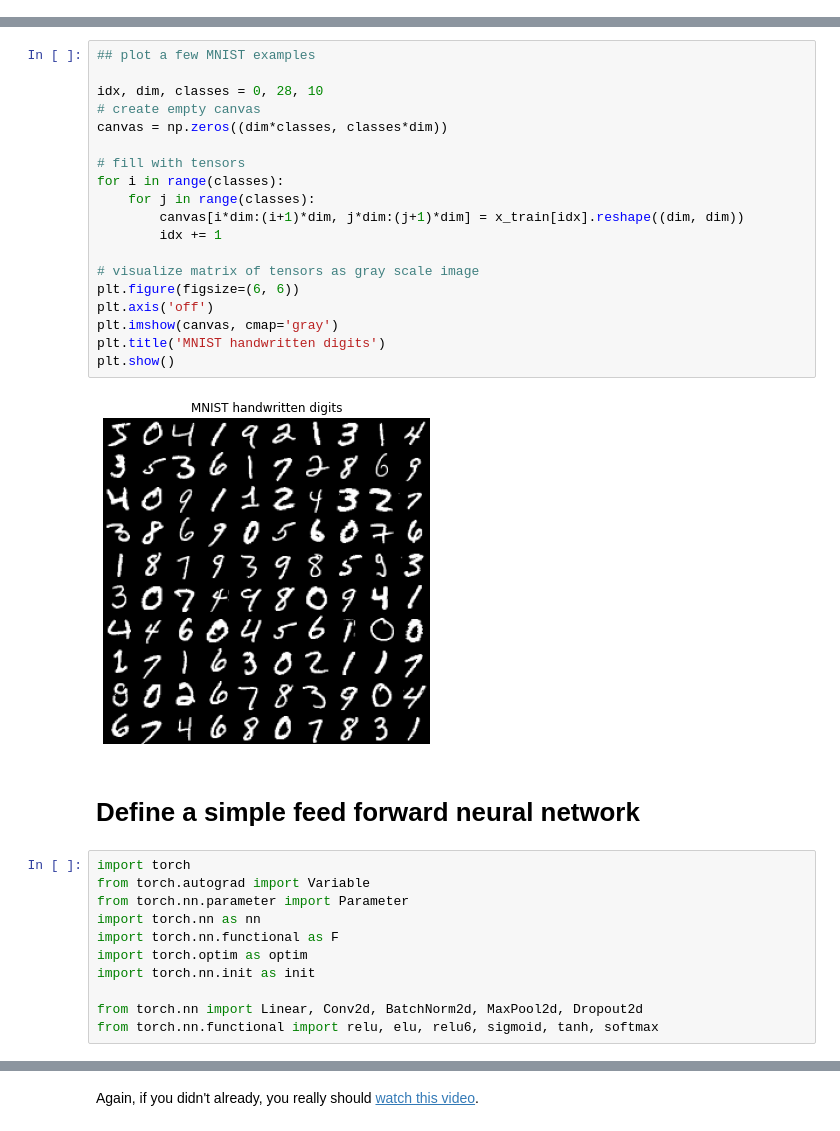
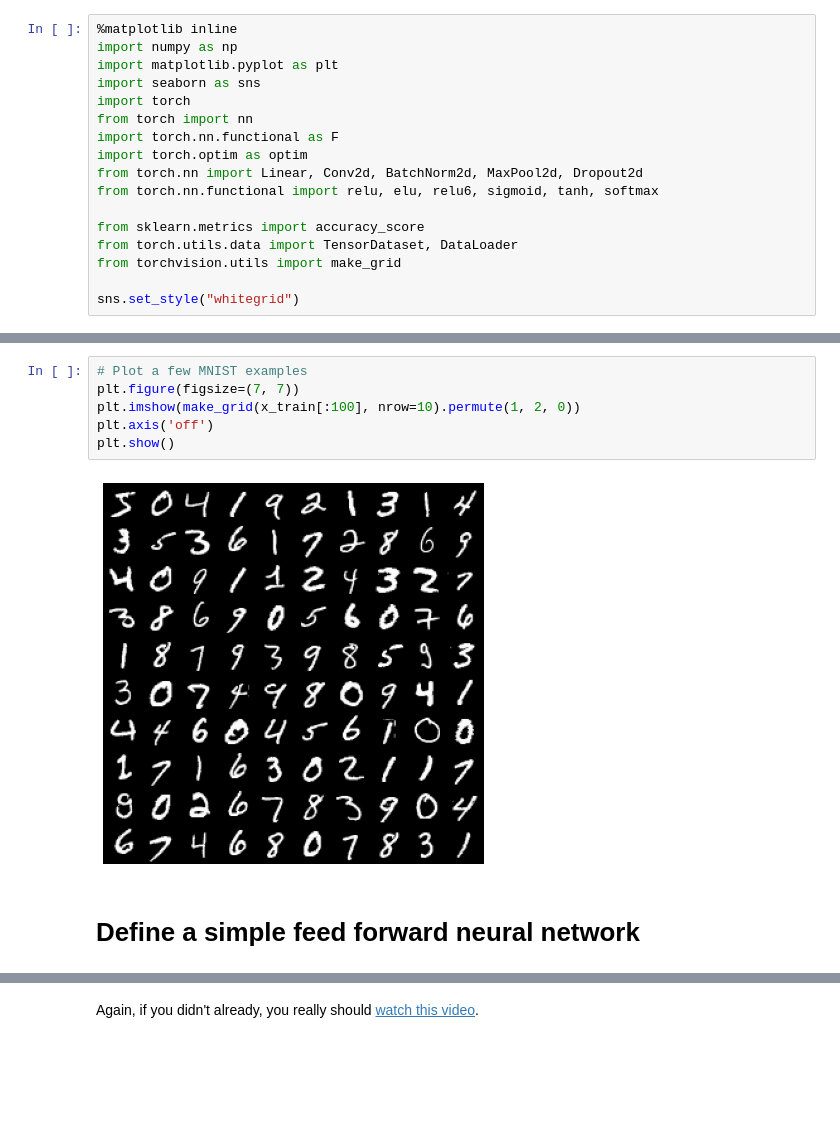
Before and after one commit to mikk5829/02456-deep-learning-with-PyTorch, a Jupyter notebook: 4_Convolutional/4.1-CNN-Introduction.ipynb, the cells around one changed output, grey strips where cells are left out. Cells and saved outputs as stored; diff of their text form; blank space fills up the shorter version.

```diff
--- a/4_Convolutional/4.1-CNN-Introduction.ipynb
+++ b/4_Convolutional/4.1-CNN-Introduction.ipynb
@@ -108 +60,18 @@ for i, t in enumerate(tensors):
+# %%
+%matplotlib inline
+import numpy as np
+import matplotlib.pyplot as plt
+import seaborn as sns
+import torch
+from torch import nn
+import torch.nn.functional as F
+import torch.optim as optim
+from torch.nn import Linear, Conv2d, BatchNorm2d, MaxPool2d, Dropout2d
+from torch.nn.functional import relu, elu, relu6, sigmoid, tanh, softmax
+
+from sklearn.metrics import accuracy_score
+from torch.utils.data import TensorDataset, DataLoader
+from torchvision.utils import make_grid
+
+sns.set_style("whitegrid")
 # %% [markdown]
@@ -174,34 +128,10 @@ targets_test (500,)
-# %%
-## plot a few MNIST examples
-
-idx, dim, classes = 0, 28, 10
-# create empty canvas
-canvas = np.zeros((dim*classes, classes*dim))
-
-# fill with tensors
-for i in range(classes):
-    for j in range(classes):
-        canvas[i*dim:(i+1)*dim, j*dim:(j+1)*dim] = x_train[idx].reshape((dim, dim))
-        idx += 1
-
-# visualize matrix of tensors as gray scale image
-plt.figure(figsize=(6, 6))
-plt.axis('off')
-plt.imshow(canvas, cmap='gray')
-plt.title('MNIST handwritten digits')
-plt.show()
-# %% [output]
-[figure, removed]
+# %%
+# Plot a few MNIST examples
+plt.figure(figsize=(7, 7))
+plt.imshow(make_grid(x_train[:100], nrow=10).permute(1, 2, 0))
+plt.axis('off')
+plt.show()
+# %% [output]
+[figure, added]
 # %% [markdown]
 # Define a simple feed forward neural network
-# %%
-import torch
-from torch.autograd import Variable
-from torch.nn.parameter import Parameter
-import torch.nn as nn
-import torch.nn.functional as F
-import torch.optim as optim
-import torch.nn.init as init
-
-from torch.nn import Linear, Conv2d, BatchNorm2d, MaxPool2d, Dropout2d
-from torch.nn.functional import relu, elu, relu6, sigmoid, tanh, softmax
```
Also changed, not shown: parts of 27 cells of this notebook, 3 other files.
